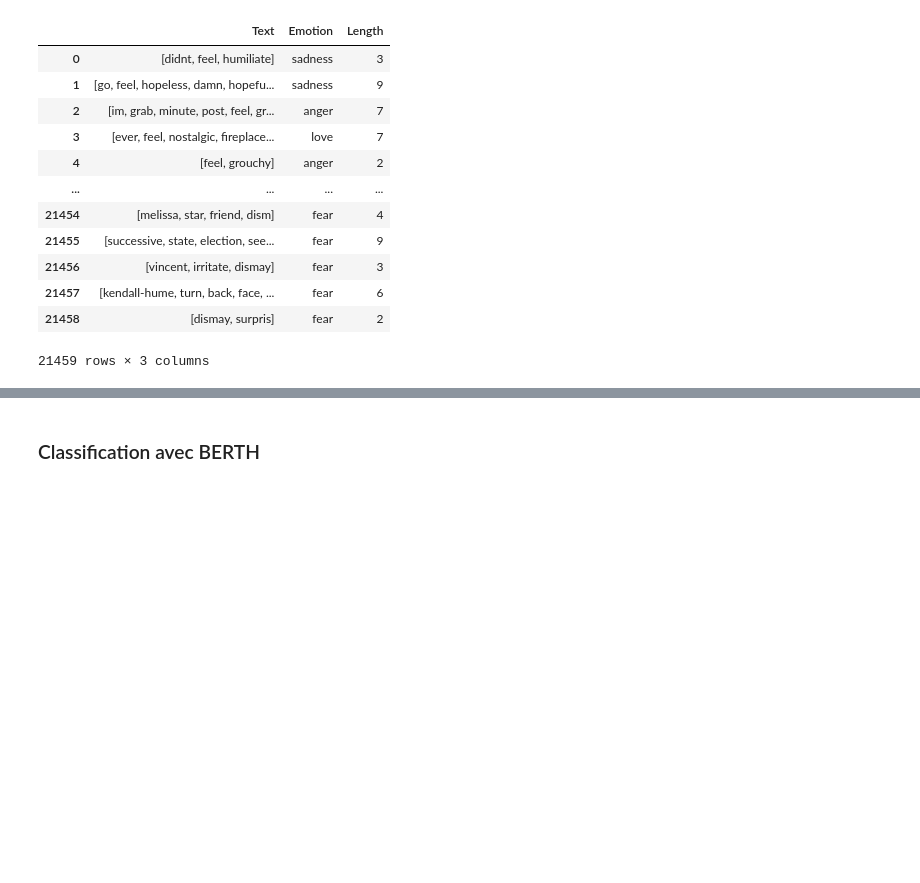
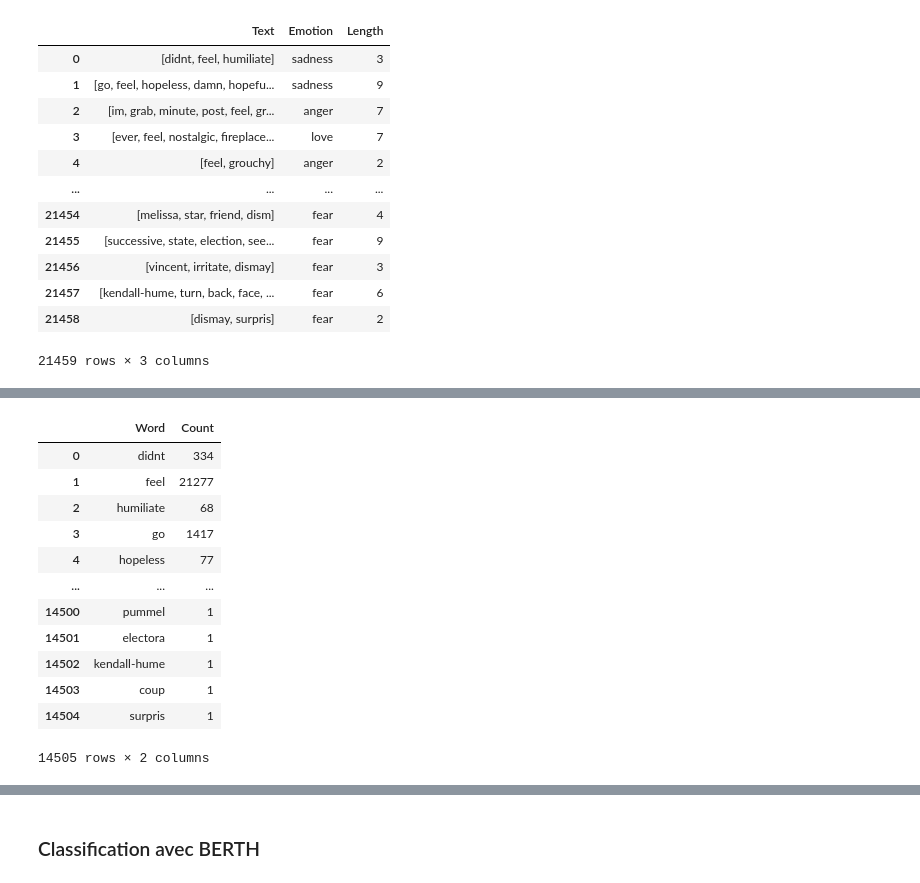
Before and after one commit to eltarr-kawther/roue-des-emotions, a Jupyter notebook: emotion_classification.ipynb, the cells around one changed output, grey strips where cells are left out. Saved outputs shown, nothing was run; the diff lists cells and outputs as text; code cells hidden in the pictures; blank space fills up the shorter version.

```diff
--- a/emotion_classification.ipynb
+++ b/emotion_classification.ipynb
@@ -206,0 +220,18 @@ iplot(fig)
+# %%
+count_of_words = Counter(words)
+df_words_count = pd.DataFrame(list(count_of_words.items()),columns = ['Word','Count'])
+df_words_count
+# %% [output]
+|  | Word | Count |
+| 0 | didnt | 334 |
+| 1 | feel | 21277 |
+| 2 | humiliate | 68 |
+| 3 | go | 1417 |
+| 4 | hopeless | 77 |
+| ... | ... | ... |
+| 14500 | pummel | 1 |
+| 14501 | electora | 1 |
+| 14502 | kendall-hume | 1 |
+| 14503 | coup | 1 |
+| 14504 | surpris | 1 |
+14505 rows × 2 columns
```
Also changed, not shown: parts of 13 cells of this notebook.
